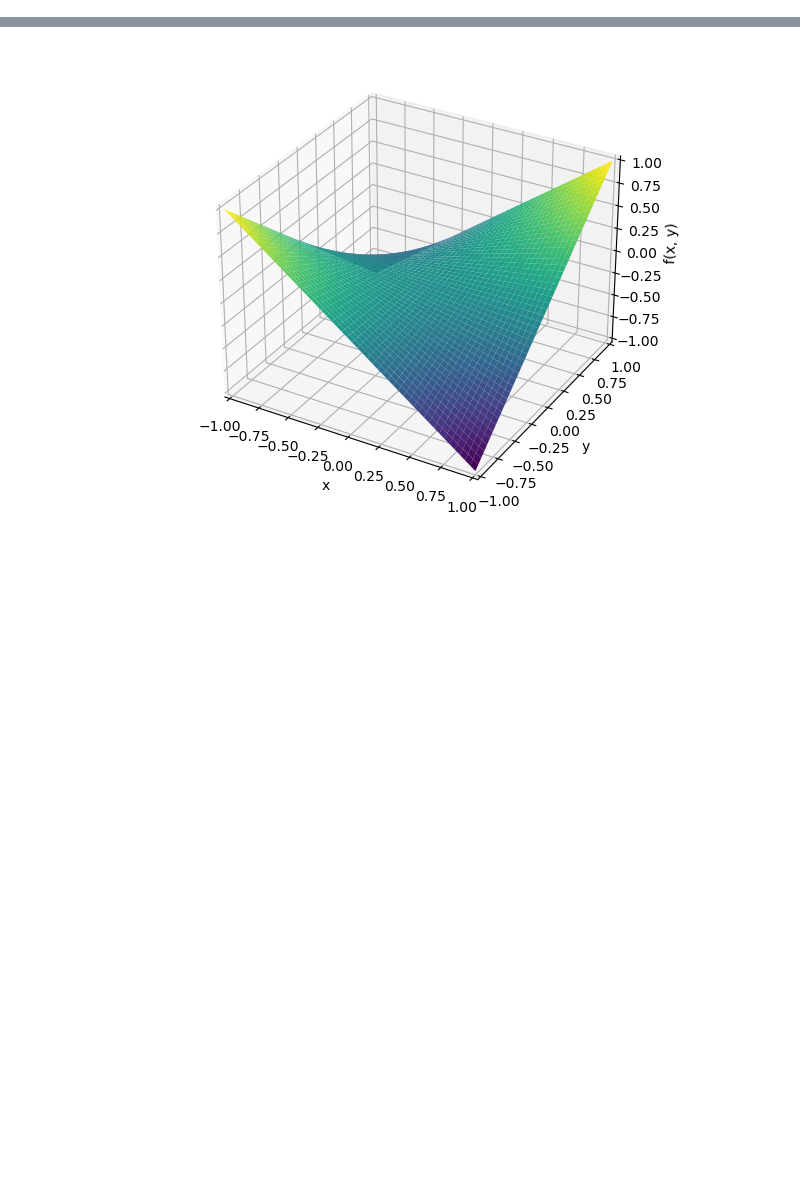
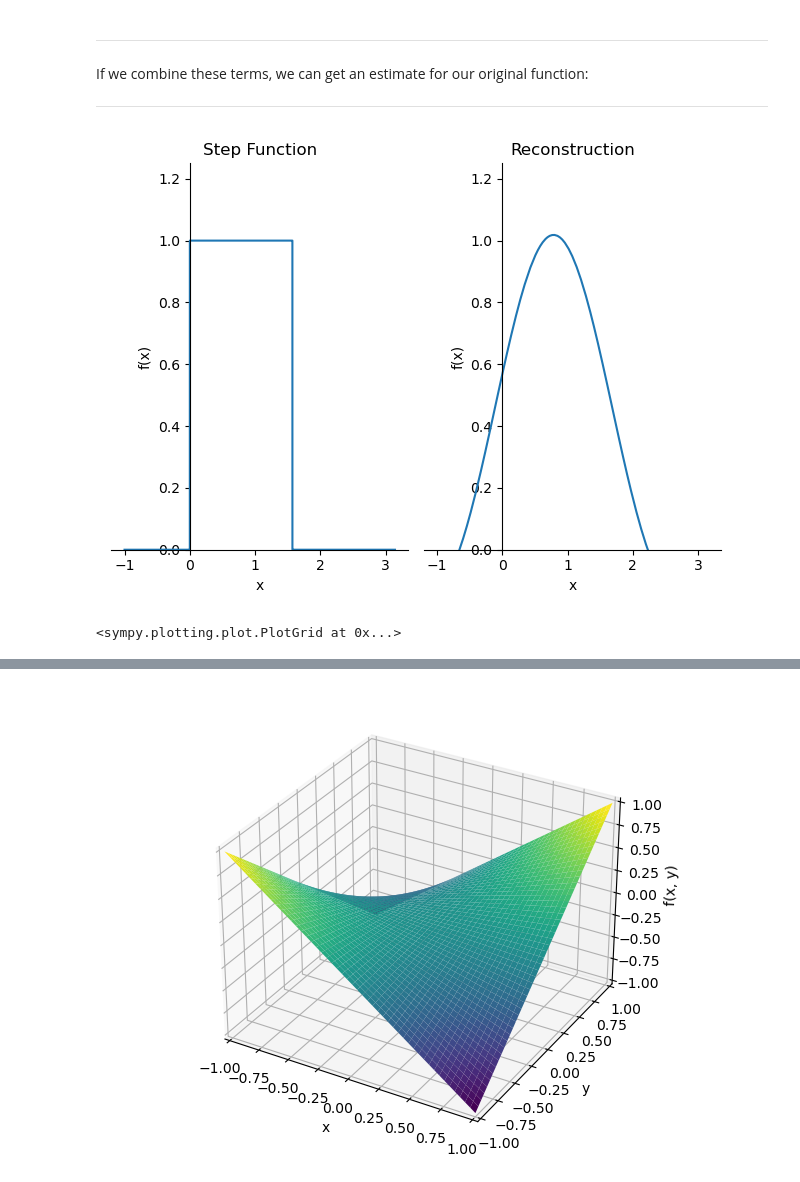
Before and after one commit to MarshallLindsay/Fourier-Optics-Goodman, a Jupyter notebook: Chapter2/Chapter2.ipynb, the cells around one changed output, grey strips where cells are left out. Cells and saved outputs as stored; diff of their text form; code cells hidden in the pictures; blank space fills up the shorter version.

```diff
--- a/Chapter2/Chapter2.ipynb
+++ b/Chapter2/Chapter2.ipynb
@@ -46,0 +126,20 @@ import matplotlib.pyplot as plt
+# %% [markdown]
+---
+If we combine these terms, we can get an estimate for our original function:
+
+---
+# %%
+decomp = (1/(2*pi)) * integrate(eq1, (x, -pi, pi))
+for i in range(1,3):
+    an = (1/(pi)) * integrate(eq1*cos(i*x), (x, 0, 2*pi))
+    bn = (1/(pi)) * integrate(eq1*sin(i*x), (x, 0, 2*pi))
+
+    decomp = decomp + (an) * cos(i*x)
+    decomp = decomp + (bn) * sin(i*x)
+
+p_recon = plot(decomp, (x, -1, pi), ylim=(0,1.25), show=False, title='Reconstruction')
+
+PlotGrid(1,2, p_eq1, p_recon)
+# %% [output]
+[figure, added]
+<sympy.plotting.plot.PlotGrid at 0x...>
```
Also changed, not shown: parts of 19 cells of this notebook.
